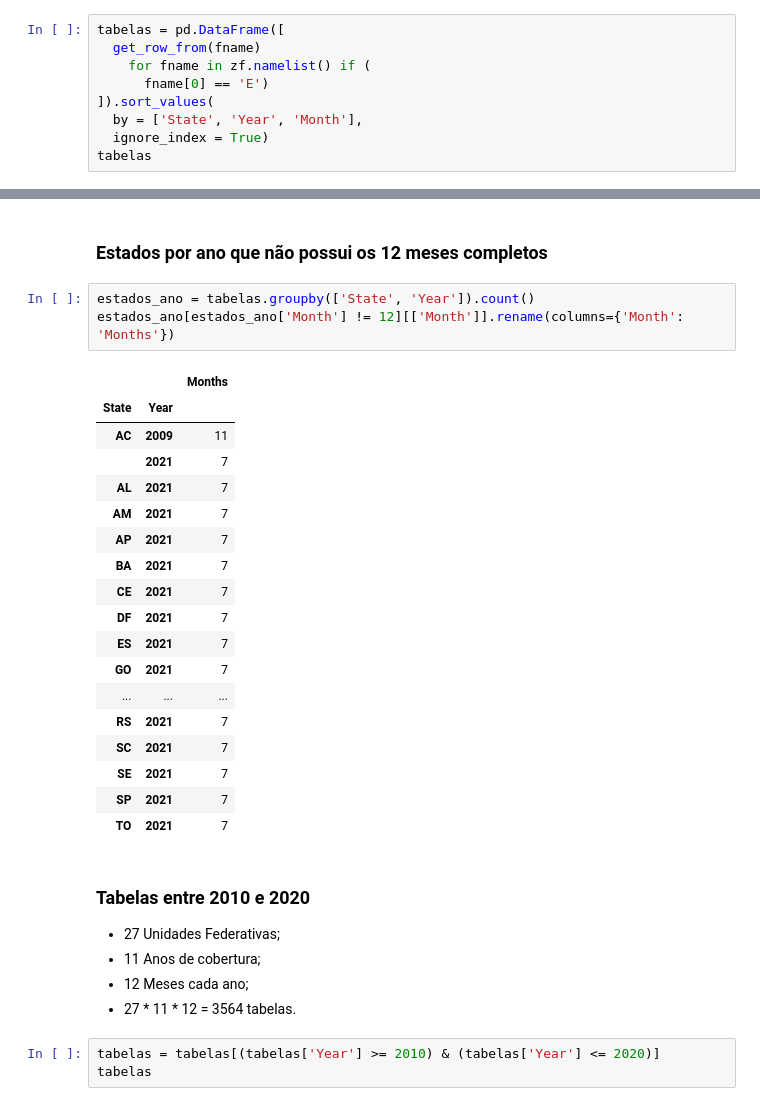
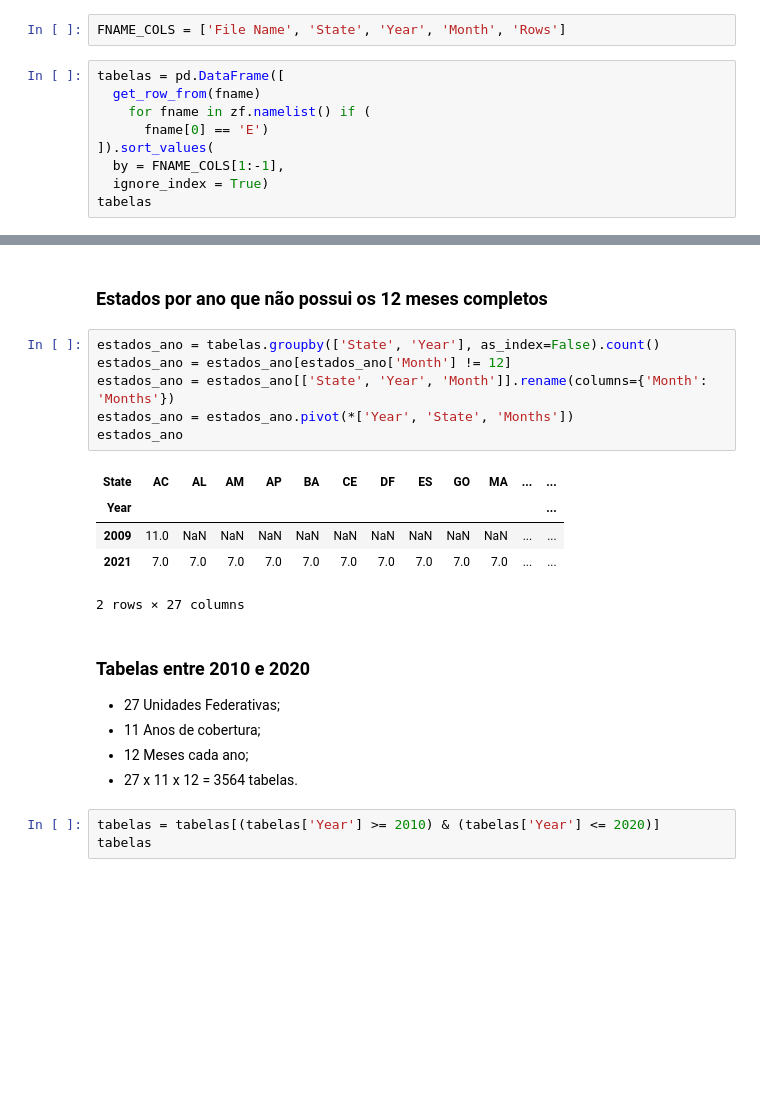
Before and after one commit to lucaslopes/gestantes, a Jupyter notebook: notebook.ipynb, the cells around one changed output, grey strips where cells are left out. Saved outputs shown, nothing was run; the diff lists cells and outputs as text; blank space fills up the shorter version.

```diff
--- a/notebook.ipynb
+++ b/notebook.ipynb
@@ -97,13 +102,15 @@ def get_row_from(fname):
     'Year' : int(f[2]),
     'Month' : int(f[3]),
   }
+# %%
+FNAME_COLS = ['File Name', 'State', 'Year', 'Month', 'Rows']
 # %%
 tabelas = pd.DataFrame([
   get_row_from(fname)
     for fname in zf.namelist() if (
       fname[0] == 'E')
 ]).sort_values(
-  by = ['State', 'Year', 'Month'],
+  by = FNAME_COLS[1:-1],
   ignore_index = True)
 tabelas
 # %% [output]
@@ -123,34 +130,24 @@ tabelas
 # %% [markdown]
 ### Estados por ano que não possui os 12 meses completos
 # %%
-estados_ano = tabelas.groupby(['State', 'Year']).count()
-estados_ano[estados_ano['Month'] != 12][['Month']].rename(columns={'Month': 'Months'})
+estados_ano = tabelas.groupby(['State', 'Year'], as_index=False).count()
+estados_ano = estados_ano[estados_ano['Month'] != 12]
+estados_ano = estados_ano[['State', 'Year', 'Month']].rename(columns={'Month': 'Months'})
+estados_ano = estados_ano.pivot(*['Year', 'State', 'Months'])
+estados_ano
 # %% [output]
-|  |  | Months |
-| State | Year |  |
-| AC | 2009 | 11 |
-|  | 2021 | 7 |
-| AL | 2021 | 7 |
-| AM | 2021 | 7 |
-| AP | 2021 | 7 |
-| BA | 2021 | 7 |
-| CE | 2021 | 7 |
-| DF | 2021 | 7 |
-| ES | 2021 | 7 |
-| GO | 2021 | 7 |
-| ... | ... | ... |
-| RS | 2021 | 7 |
-| SC | 2021 | 7 |
-| SE | 2021 | 7 |
-| SP | 2021 | 7 |
-| TO | 2021 | 7 |
+| State | AC | AL | AM | AP | BA | CE | DF | ES | GO | MA | ... | ... |
+| Year |  |  |  |  |  |  |  |  |  |  |  | ... |
+| 2009 | 11.0 | NaN | NaN | NaN | NaN | NaN | NaN | NaN | NaN | NaN | ... | ... |
+| 2021 | 7.0 | 7.0 | 7.0 | 7.0 | 7.0 | 7.0 | 7.0 | 7.0 | 7.0 | 7.0 | ... | ... |
+2 rows × 27 columns
 # %% [markdown]
 ### Tabelas entre 2010 e 2020
 
 - 27 Unidades Federativas;
 - 11 Anos de cobertura;
 - 12 Meses cada ano;
-- 27 * 11 * 12 = 3564 tabelas.
+- 27 x 11 x 12 = 3564 tabelas.
 # %%
 tabelas = tabelas[(tabelas['Year'] >= 2010) & (tabelas['Year'] <= 2020)]
 tabelas
```
Also changed, not shown: parts of 19 cells of this notebook, 2 other files.
